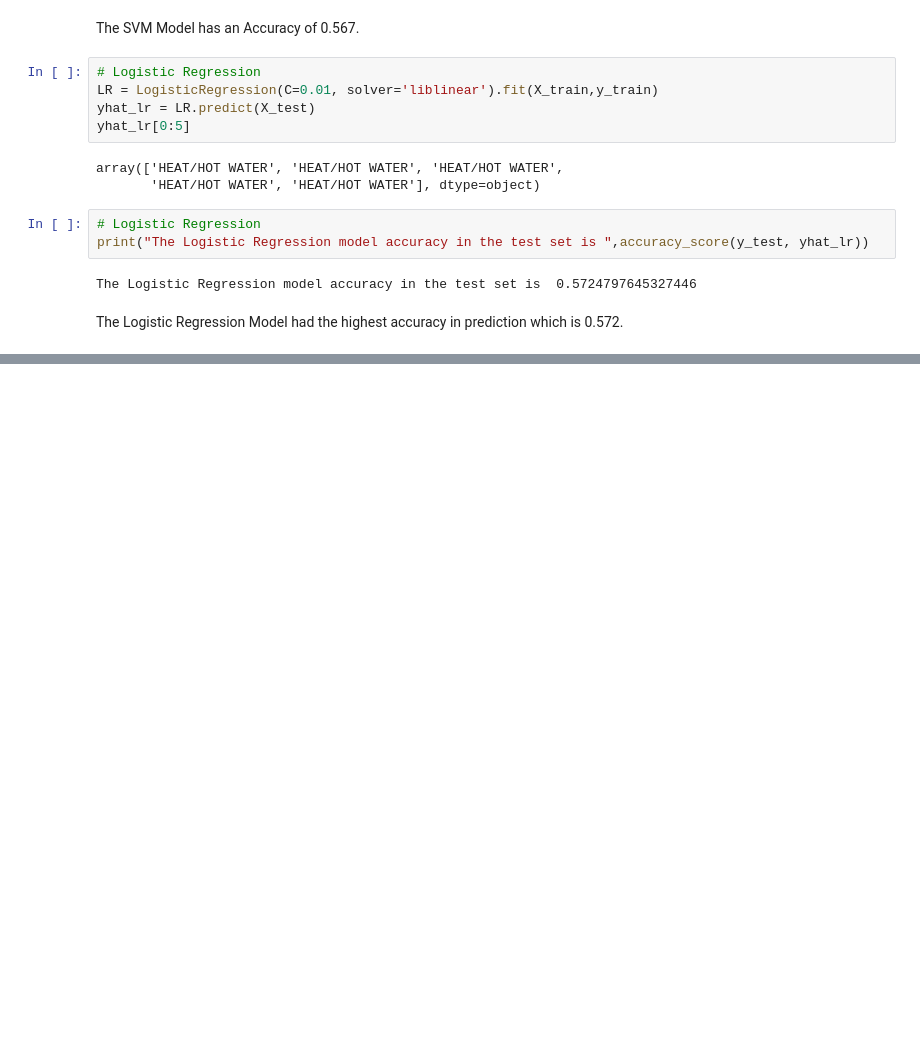
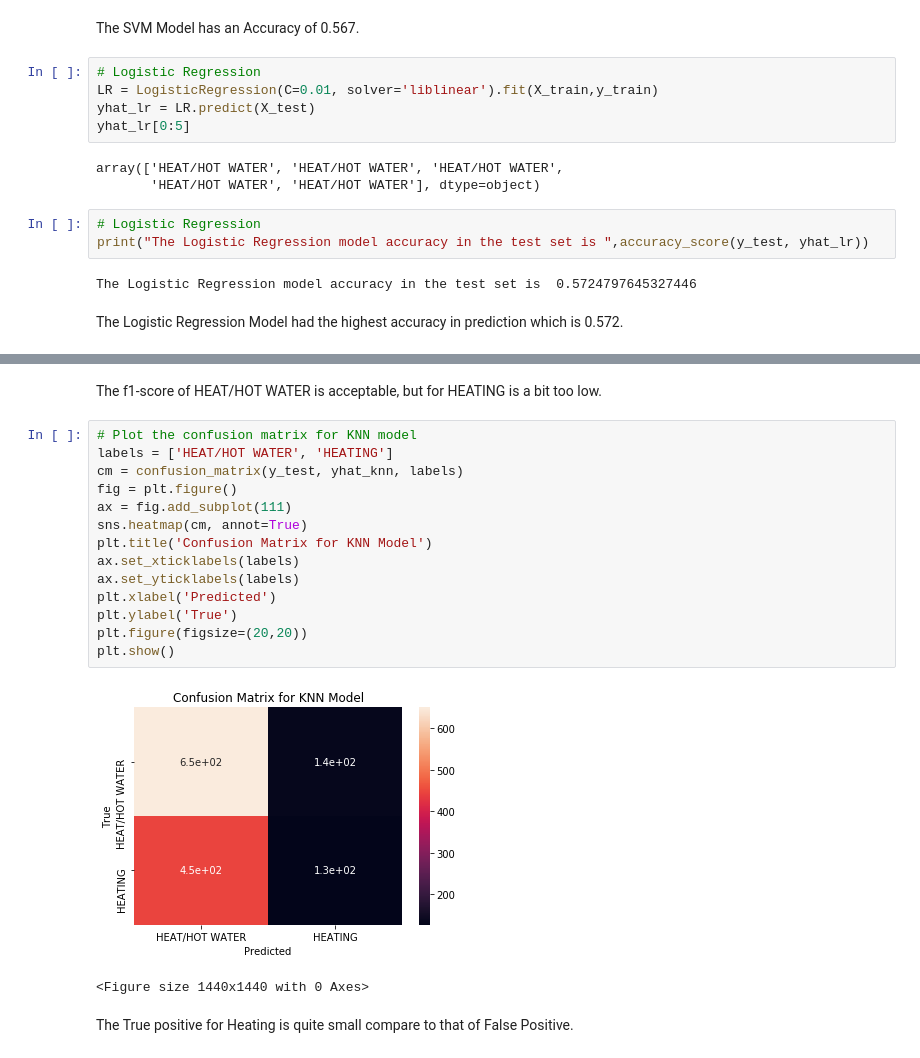
Before and after one commit to victorwancf/NYC_311_Complaint_Prediction, a Jupyter notebook: Python_Capstone_Notebook.ipynb, the cells around one changed output, grey strips where cells are left out. Drawn from its saved outputs; the diff is of its cells as text; blank space fills up the shorter version.

```diff
--- a/Python_Capstone_Notebook.ipynb
+++ b/Python_Capstone_Notebook.ipynb
@@ -349,0 +367,21 @@ The Logistic Regression Model had the highest accuracy in prediction which is 0.
+# %% [markdown]
+The f1-score of HEAT/HOT WATER is acceptable, but for HEATING is a bit too low.
+# %%
+# Plot the confusion matrix for KNN model
+labels = ['HEAT/HOT WATER', 'HEATING']
+cm = confusion_matrix(y_test, yhat_knn, labels)
+fig = plt.figure()
+ax = fig.add_subplot(111)
+sns.heatmap(cm, annot=True)
+plt.title('Confusion Matrix for KNN Model')
+ax.set_xticklabels(labels)
+ax.set_yticklabels(labels)
+plt.xlabel('Predicted')
+plt.ylabel('True')
+plt.figure(figsize=(20,20))
+plt.show()
+# %% [output]
+[figure, added]
+<Figure size 1440x1440 with 0 Axes>
+# %% [markdown]
+The True positive for Heating is quite small compare to that of False Positive.
```
Also changed, not shown: parts of 5 cells of this notebook.
